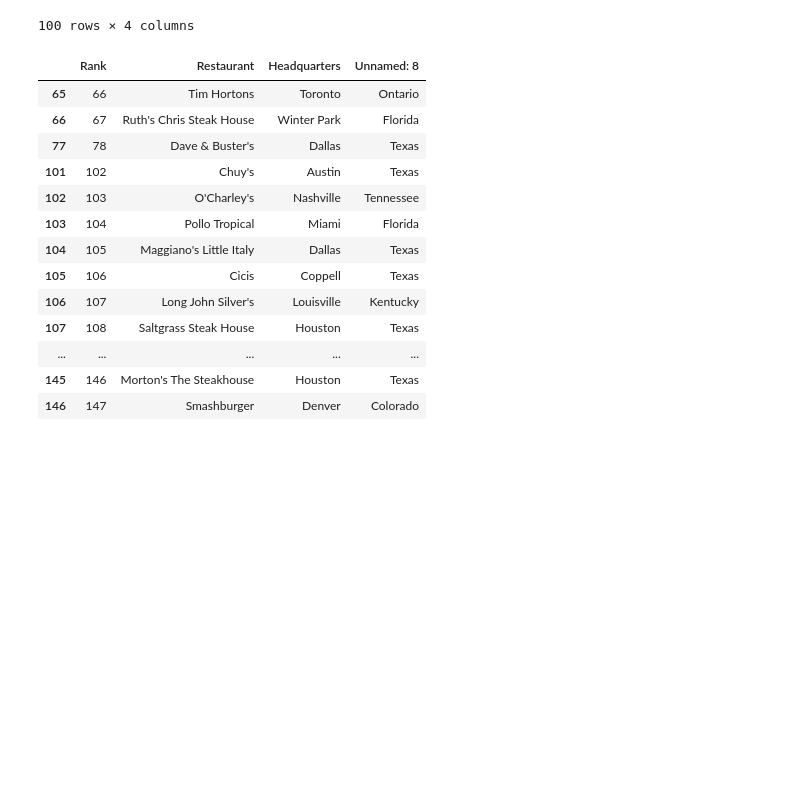
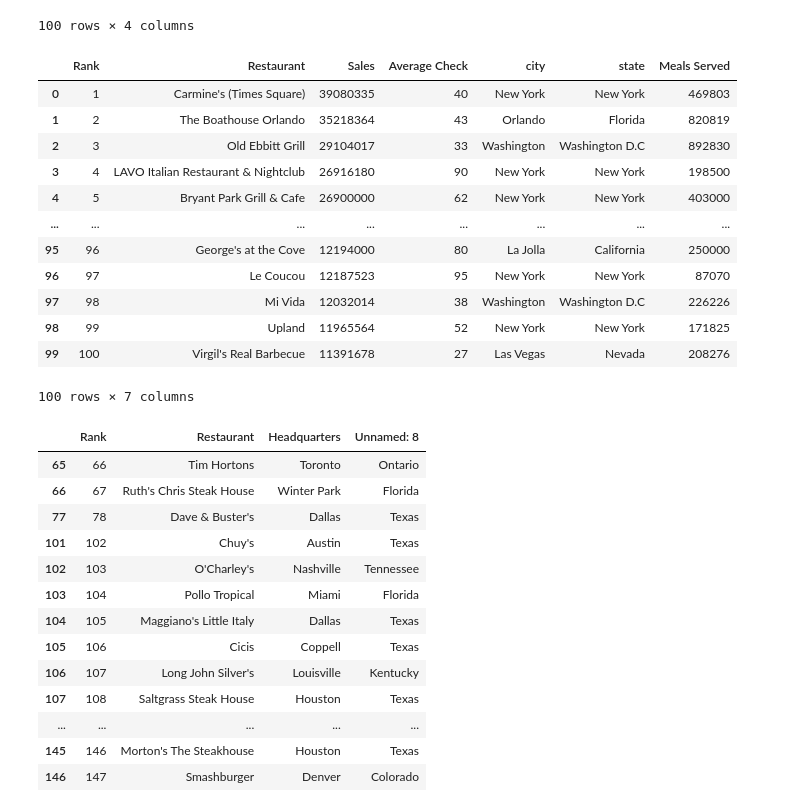
Before and after one commit to AliceSartori/ProjectETL, a Jupyter notebook: sam/ETL Project - Restaurant.ipynb, the cells around one changed output. Drawn from its saved outputs; the diff is of its cells as text; code cells hidden in the pictures; blank space fills up the shorter version.

```diff
--- a/sam/ETL Project - Restaurant.ipynb
+++ b/sam/ETL Project - Restaurant.ipynb
@@ -230,6 +230,23 @@ new_independence_df
 | 98 | 99 | Upland | New York | New York |
 | 99 | 100 | Virgil's Real Barbecue | Las Vegas | Nevada |
 100 rows × 4 columns
+# %%
+new_independence_df=new_independence_df.rename(columns={'City': 'city', 'State': 'state'})
+new_independence_df
+# %% [output]
+|  | Rank | Restaurant | Sales | Average Check | city | state | Meals Served |
+| 0 | 1 | Carmine's (Times Square) | 39080335 | 40 | New York | New York | 469803 |
+| 1 | 2 | The Boathouse Orlando | 35218364 | 43 | Orlando | Florida | 820819 |
+| 2 | 3 | Old Ebbitt Grill | 29104017 | 33 | Washington | Washington D.C | 892830 |
+| 3 | 4 | LAVO Italian Restaurant & Nightclub | 26916180 | 90 | New York | New York | 198500 |
+| 4 | 5 | Bryant Park Grill & Cafe | 26900000 | 62 | New York | New York | 403000 |
+| ... | ... | ... | ... | ... | ... | ... | ... |
+| 95 | 96 | George's at the Cove | 12194000 | 80 | La Jolla | California | 250000 |
+| 96 | 97 | Le Coucou | 12187523 | 95 | New York | New York | 87070 |
+| 97 | 98 | Mi Vida | 12032014 | 38 | Washington | Washington D.C | 226226 |
+| 98 | 99 | Upland | 11965564 | 52 | New York | New York | 171825 |
+| 99 | 100 | Virgil's Real Barbecue | 11391678 | 27 | Las Vegas | Nevada | 208276 |
+100 rows × 7 columns
 # %%
 new_top_df=new_top_df[['Rank', 'Restaurant', 'Headquarters', 'Unnamed: 8']]
 new_top_df
```
Also changed, not shown: parts of 1 cell of this notebook.
